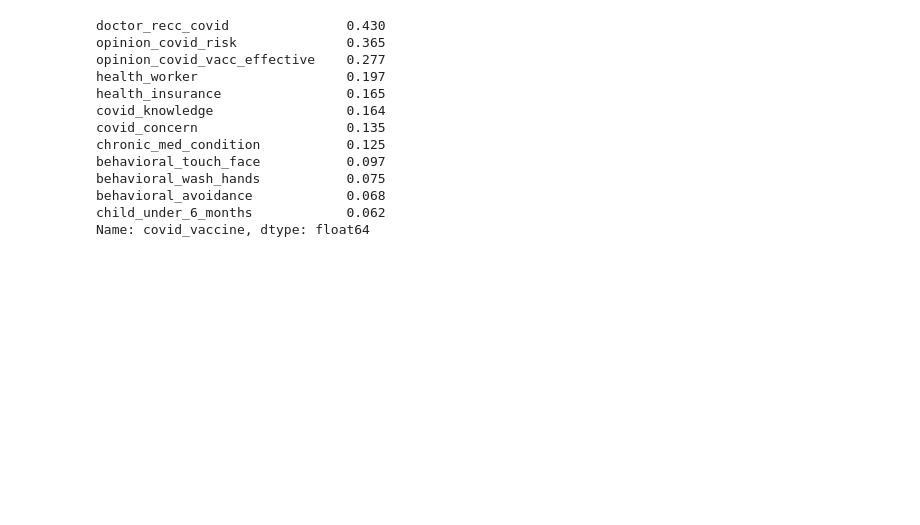
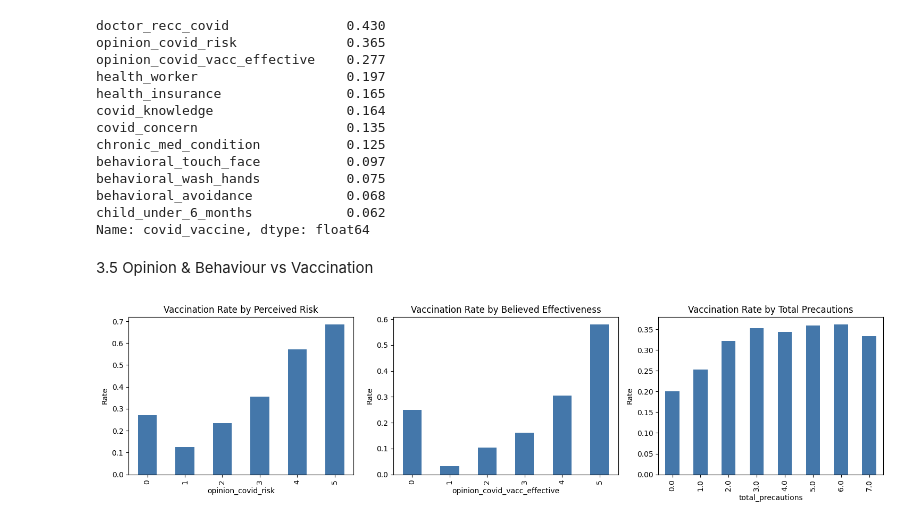
Before and after one commit to GroupS-hackathon/challenge_submission_group_S, a Jupyter notebook: challenge_submission_group_S.ipynb, the cells around one changed output. Cells and saved outputs as stored; diff of their text form; code cells hidden in the pictures; blank space fills up the shorter version.

Commit message:
update of opinion and behaviour vs vaccinations , PCA projection

```diff
--- a/challenge_submission_group_S.ipynb
+++ b/challenge_submission_group_S.ipynb
@@ -165,3 +165,38 @@ behavioral_wash_hands           0.075
 behavioral_avoidance            0.068
 child_under_6_months            0.062
 Name: covid_vaccine, dtype: float64
+# %% [markdown]
+3.5 Opinion & Behaviour vs Vaccination
+# %%
+# Make a copy to avoid modifying the original dataset
+eda_data = train.copy()
+
+# Group all the behavioral precaution columns into a list
+behavior_cols = [
+    'behavioral_antiviral_meds', 'behavioral_avoidance', 'behavioral_face_mask',
+    'behavioral_wash_hands', 'behavioral_large_gatherings',
+    'behavioral_outside_home', 'behavioral_touch_face'
+]
+
+# Create a new feature calculating the total number of precautions each person took
+eda_data['total_precautions'] = eda_data[behavior_cols].sum(axis=1)
+
+# Set up 3 side-by-side subplots
+fig, axes = plt.subplots(1, 3, figsize=(15, 4))
+
+# Define the columns we want to plot and their readable titles
+columns_to_plot = ['opinion_covid_risk', 'opinion_covid_vacc_effective', 'total_precautions']
+chart_titles = ['Perceived Risk', 'Believed Effectiveness', 'Total Precautions']
+target_col = 'covid_vaccine'
+
+# Loop through each feature and plot the average vaccination rate
+for ax, col, title in zip(axes, columns_to_plot, chart_titles):
+    eda_data.groupby(col)[target_col].mean().plot(kind='bar', ax=ax, color='#4477aa')
+    ax.set_title('Vaccination Rate by ' + title)
+    ax.set_ylabel('Rate')
+
+# Adjust layout so the titles and labels do not overlap
+plt.tight_layout()
+plt.show()
+# %% [output]
+[figure, added]
```
Also changed, not shown: parts of 4 cells of this notebook.
